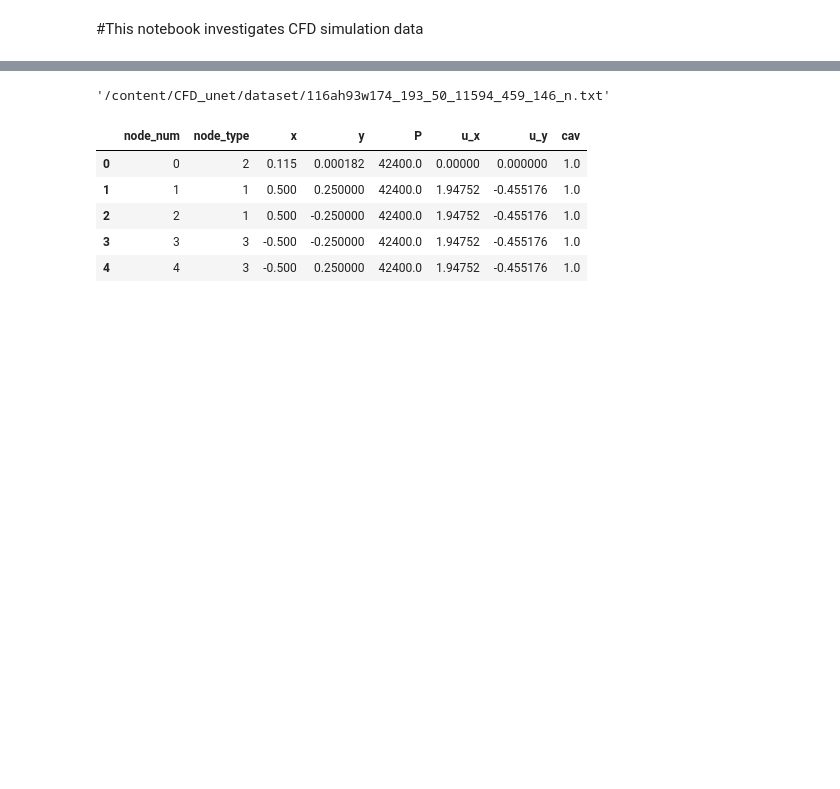
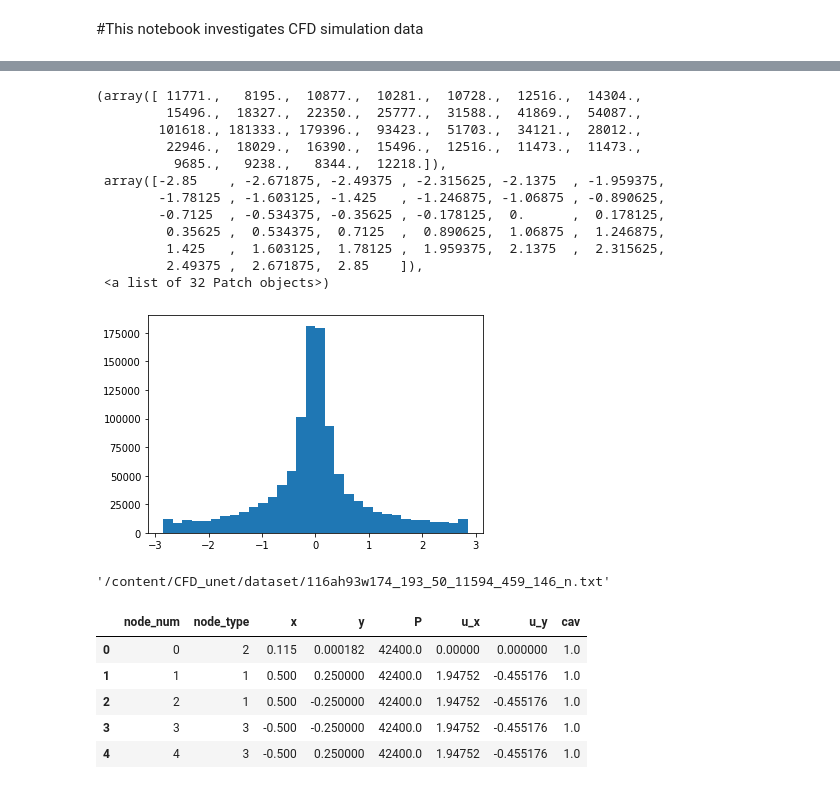
Before and after one commit to SergeyAnufriev/CFD_unet, a Jupyter notebook: notebooks/Mesh_data_EDA.ipynb, the cells around one changed output, grey strips where cells are left out. Drawn from its saved outputs; the diff is of its cells as text; code cells hidden in the pictures; blank space fills up the shorter version.

```diff
--- a/notebooks/Mesh_data_EDA.ipynb
+++ b/notebooks/Mesh_data_EDA.ipynb
@@ -36,3 +60,19 @@ df = read_file_n(files_n[17])
+# %%
+plt.hist(df_total['y'].values*11.4,bins=32)
+# %% [output]
+(array([ 11771.,   8195.,  10877.,  10281.,  10728.,  12516.,  14304.,
+         15496.,  18327.,  22350.,  25777.,  31588.,  41869.,  54087.,
+        101618., 181333., 179396.,  93423.,  51703.,  34121.,  28012.,
+         22946.,  18029.,  16390.,  15496.,  12516.,  11473.,  11473.,
+          9685.,   9238.,   8344.,  12218.]),
+ array([-2.85    , -2.671875, -2.49375 , -2.315625, -2.1375  , -1.959375,
+        -1.78125 , -1.603125, -1.425   , -1.246875, -1.06875 , -0.890625,
+        -0.7125  , -0.534375, -0.35625 , -0.178125,  0.      ,  0.178125,
+         0.35625 ,  0.534375,  0.7125  ,  0.890625,  1.06875 ,  1.246875,
+         1.425   ,  1.603125,  1.78125 ,  1.959375,  2.1375  ,  2.315625,
+         2.49375 ,  2.671875,  2.85    ]),
+ <a list of 32 Patch objects>)
+[figure, added]
 # %%
 files_n[7]
 # %% [output]
```
Also changed, not shown: parts of 8 cells of this notebook.
